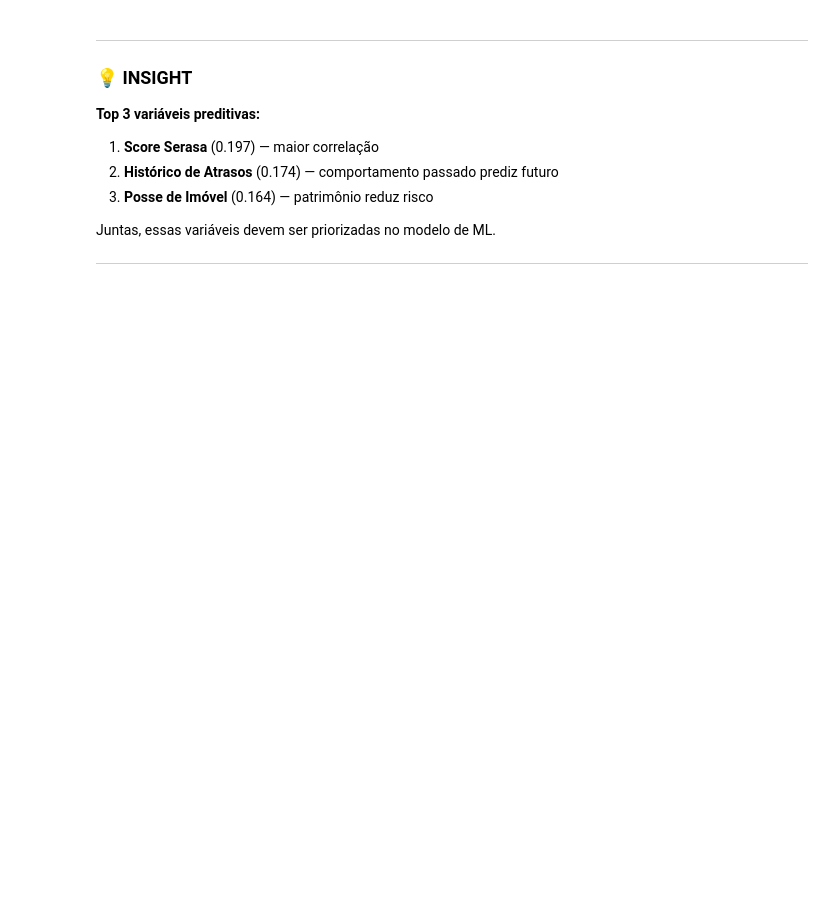
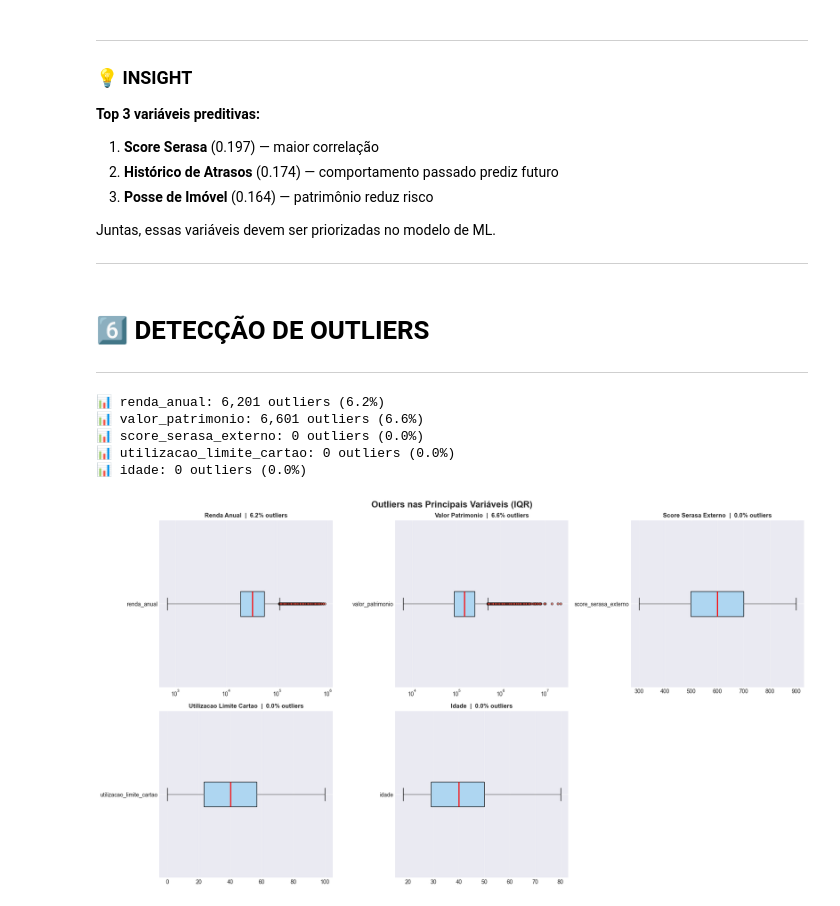
Before and after one commit to vininoronha21/score-credito-ia, a Jupyter notebook: notebooks/02_analise_exploratoria.ipynb, the cells around one changed output. Drawn from its saved outputs; the diff is of its cells as text; code cells hidden in the pictures; blank space fills up the shorter version.

Commit message:
feat: add outliers e insights

```diff
--- a/notebooks/02_analise_exploratoria.ipynb
+++ b/notebooks/02_analise_exploratoria.ipynb
@@ -374,3 +463,72 @@ plt.show()
 Juntas, essas variáveis devem ser priorizadas no modelo de ML.
 
 ---
+# %% [markdown]
+
+# 6️⃣ DETECÇÃO DE OUTLIERS
+
+---
+# %%
+# Outliers nas principais variáveis
+variaveis_importantes = ['renda_anual', 'valor_patrimonio', 'score_serasa_externo',
+                          'utilizacao_limite_cartao', 'idade']
+
+fig, axes = plt.subplots(2, 3, figsize=(18, 10))
+axes = axes.flatten()
+
+for i, var in enumerate(variaveis_importantes):
+
+    # IQR
+    Q1 = df[var].quantile(0.25)
+    Q3 = df[var].quantile(0.75)
+    IQR = Q3 - Q1
+    lower = Q1 - 1.5 * IQR
+    upper = Q3 + 1.5 * IQR
+
+    outliers = df[(df[var] < lower) | (df[var] > upper)]
+    pct_outliers = len(outliers) / len(df) * 100
+
+    # Boxplot
+    df.boxplot(
+        column=var,
+        ax=axes[i],
+        vert=False,
+        patch_artist=True,
+        boxprops=dict(facecolor='#AED6F1', edgecolor='black'),
+        medianprops=dict(color='red', linewidth=2),
+        flierprops=dict(marker='o', markersize=4, markerfacecolor='#E74C3C', alpha=0.6)
+    )
+
+    # Escala log para variáveis financeiras
+    if var in ['renda_anual', 'valor_patrimonio']:
+        axes[i].set_xscale('log')
+
+    axes[i].set_title(
+        f'{var.replace("_", " ").title()}  |  {pct_outliers:.1f}% outliers',
+        fontsize=11,
+        fontweight='bold'
+    )
+
+    axes[i].grid(axis='x', alpha=0.3)
+    axes[i].set_xlabel('')
+    axes[i].set_ylabel('')
+
+    print(f"📊 {var}: {len(outliers):,} outliers ({pct_outliers:.1f}%)")
+
+fig.delaxes(axes[-1])
+
+plt.suptitle(
+    'Outliers nas Principais Variáveis (IQR)',
+    fontsize=16,
+    fontweight='bold'
+)
+
+plt.tight_layout()
+plt.show()
+# %% [output]
+📊 renda_anual: 6,201 outliers (6.2%)
+📊 valor_patrimonio: 6,601 outliers (6.6%)
+📊 score_serasa_externo: 0 outliers (0.0%)
+📊 utilizacao_limite_cartao: 0 outliers (0.0%)
+📊 idade: 0 outliers (0.0%)
+[figure, added]
```
Also changed, not shown: parts of 14 cells of this notebook.
